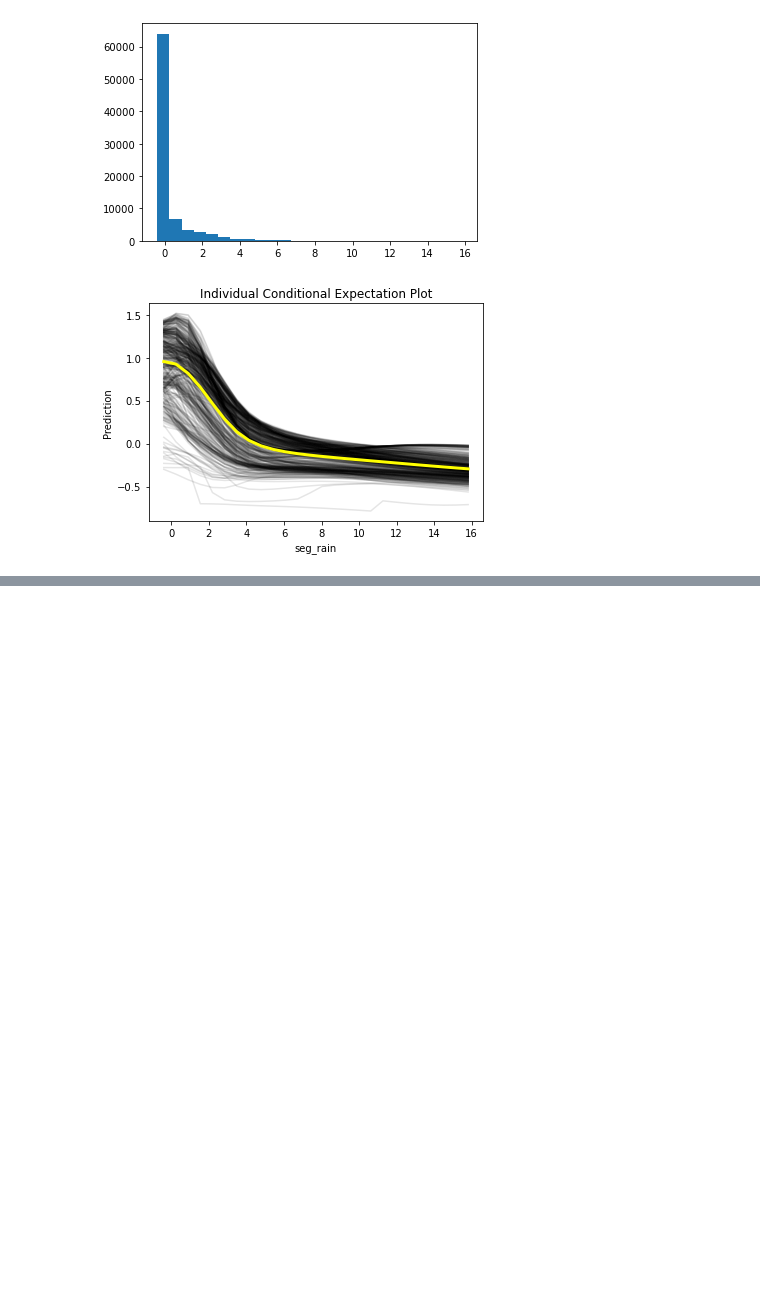
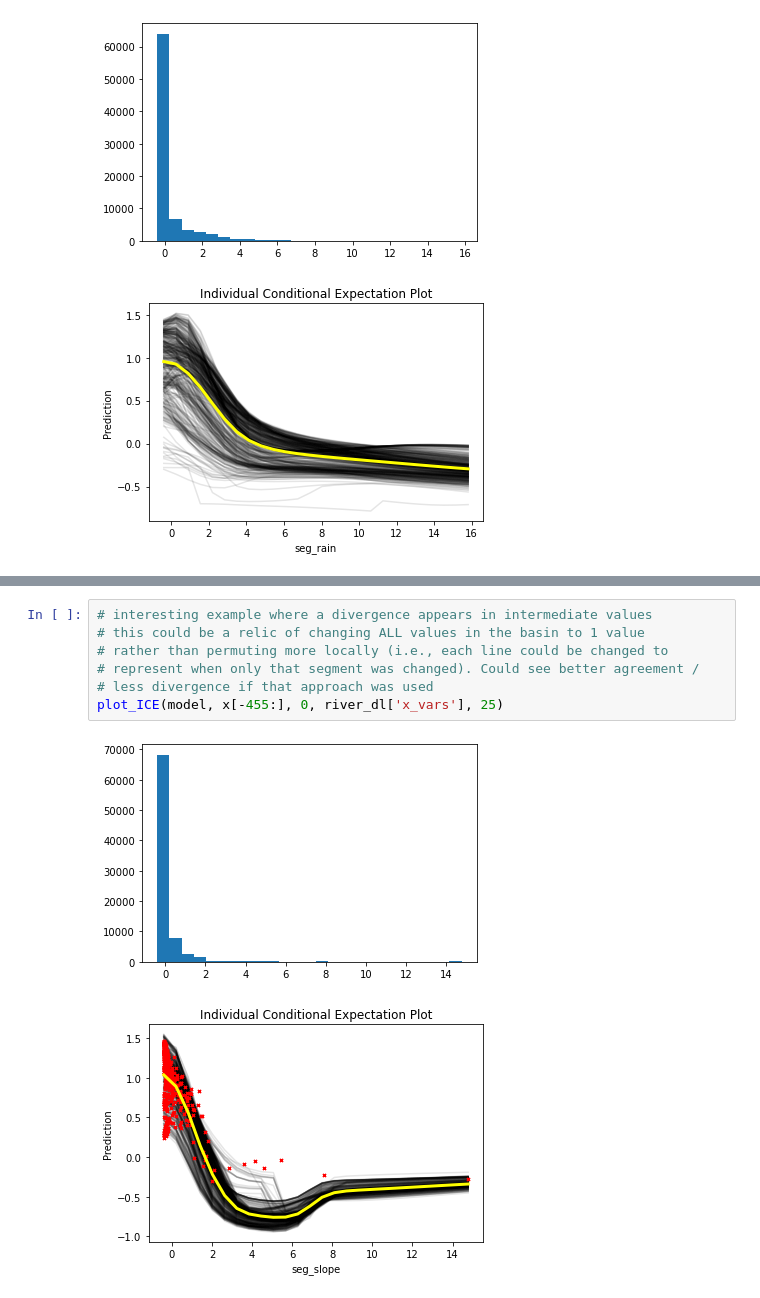
Before and after one commit to DOI-USGS/xai-workflows, a Jupyter notebook: prototyping_notebooks/03_06_RGCN_CustomICE_RiverDl.ipynb, the cells around one changed output, grey strips where cells are left out. Saved outputs shown, nothing was run; the diff lists cells and outputs as text; blank space fills up the shorter version.

```diff
--- a/prototyping_notebooks/03_06_RGCN_CustomICE_RiverDl.ipynb
+++ b/prototyping_notebooks/03_06_RGCN_CustomICE_RiverDl.ipynb
@@ -216,0 +277,10 @@ plot_ICE(model, x[-455:], 5, river_dl['x_vars'], 25)
+# %%
+# interesting example where a divergence appears in intermediate values
+# this could be a relic of changing ALL values in the basin to 1 value
+# rather than permuting more locally (i.e., each line could be changed to
+# represent when only that segment was changed). Could see better agreement /
+# less divergence if that approach was used
+plot_ICE(model, x[-455:], 0, river_dl['x_vars'], 25)
+# %% [output]
+[figure, added]
+[figure, added]
```
Also changed, not shown: parts of 20 cells of this notebook.
